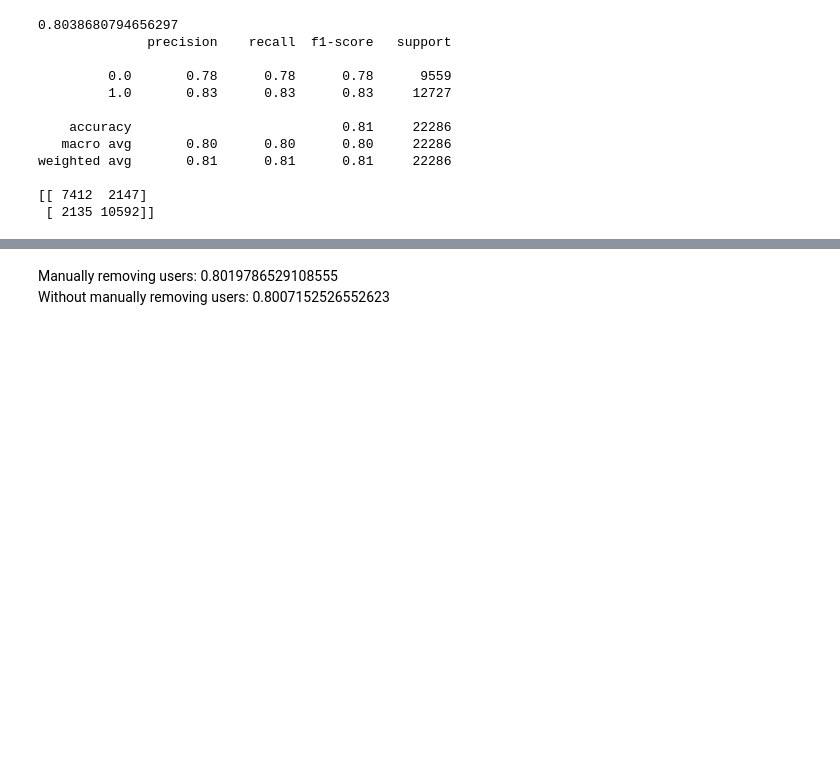
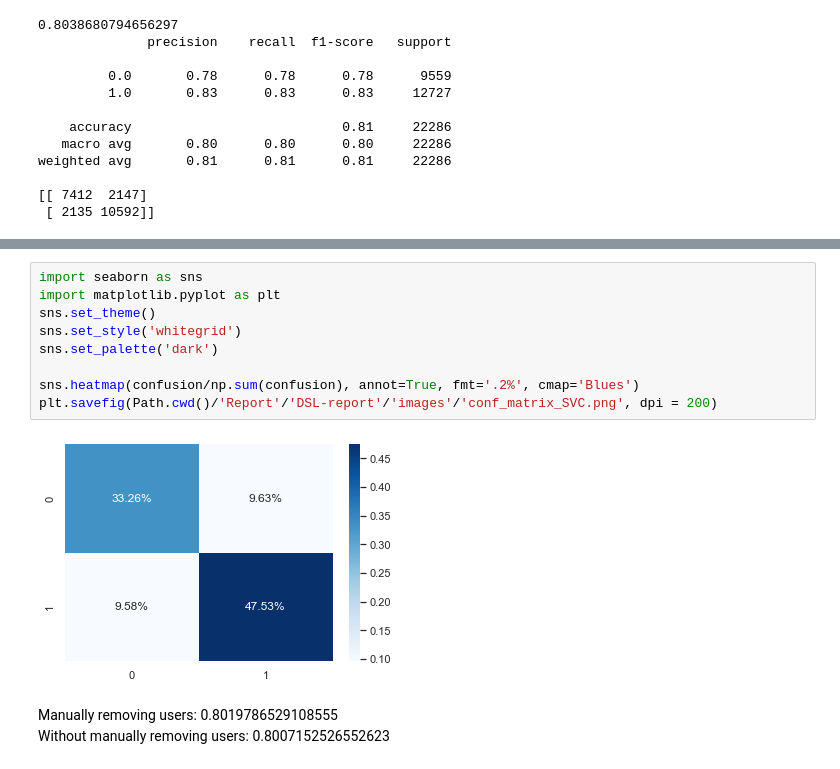
Before and after one commit to Edoch94/DSL_project_2022, a Jupyter notebook: project_nltk_6_linearSVC_duplRemoval_FINAL.ipynb, the cells around one changed output, grey strips where cells are left out. Cells and saved outputs as stored; diff of their text form; blank space fills up the shorter version.

Commit message:
Report completato

```diff
--- a/project_nltk_6_linearSVC_duplRemoval_FINAL.ipynb
+++ b/project_nltk_6_linearSVC_duplRemoval_FINAL.ipynb
@@ -524,3 +537,14 @@ weighted avg       0.81      0.81      0.81     22286
+# %%
+import seaborn as sns
+import matplotlib.pyplot as plt
+sns.set_theme()
+sns.set_style('whitegrid')
+sns.set_palette('dark')
+
+sns.heatmap(confusion/np.sum(confusion), annot=True, fmt='.2%', cmap='Blues')
+plt.savefig(Path.cwd()/'Report'/'DSL-report'/'images'/'conf_matrix_SVC.png', dpi = 200)
+# %% [output]
+[figure, added]
 # %% [markdown]
 Manually removing users: 0.8019786529108555
 Without manually removing users: 0.8007152526552623
```
Also changed, not shown: parts of 9 cells of this notebook, 12 other files.
